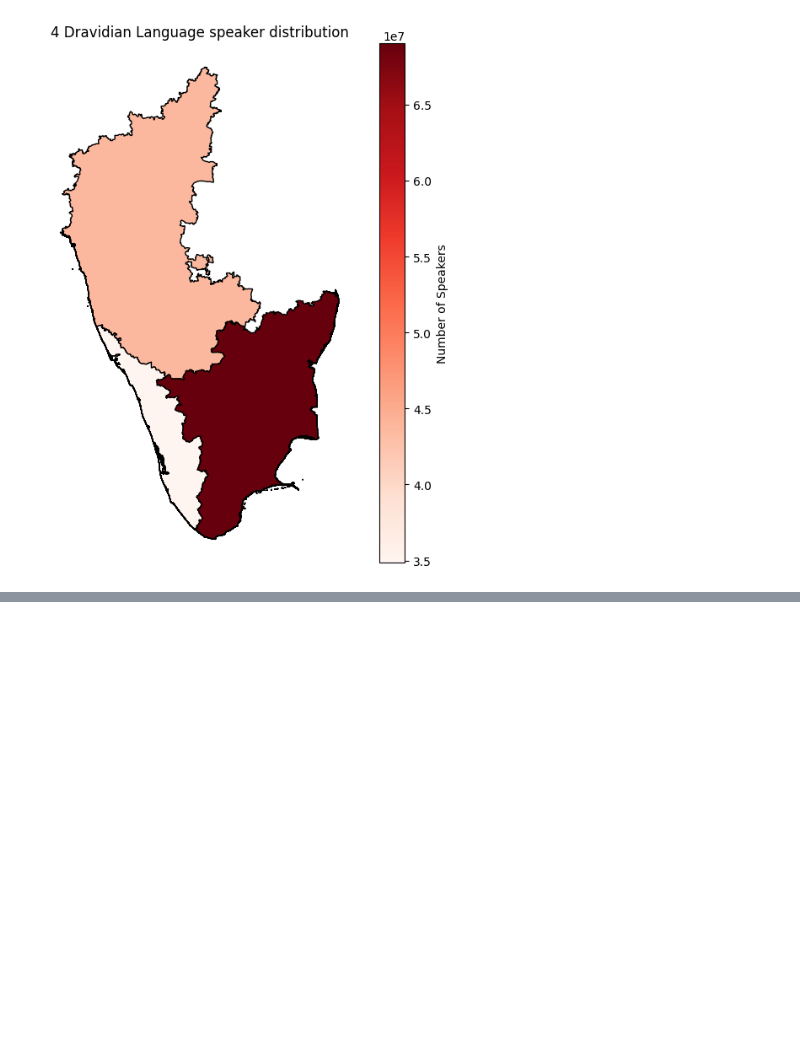
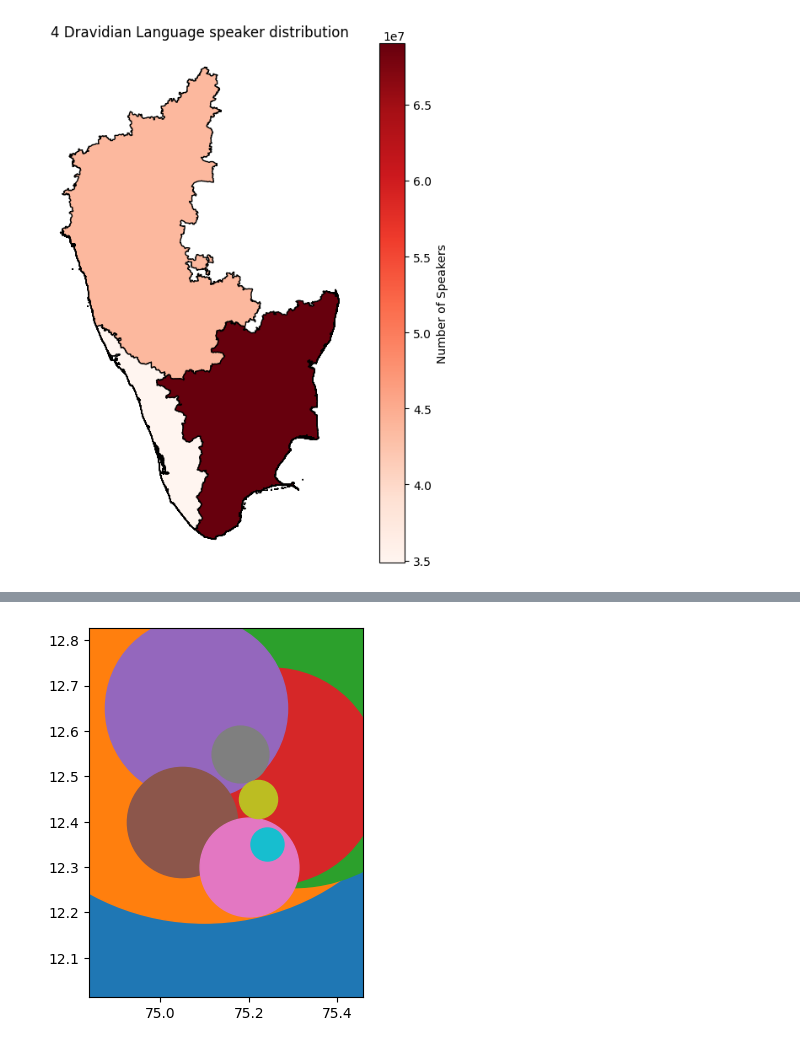
Before and after one commit to squishridyvi/Geographical-Distribution-Mapping-of-Dravidian-Languages-, a Jupyter notebook: Geographical Distribution of Dravidian Languages.ipynb, the cells around one changed output, grey strips where cells are left out. Cells and saved outputs as stored; diff of their text form; code cells hidden in the pictures; blank space fills up the shorter version.

```diff
--- a/Geographical Distribution of Dravidian Languages.ipynb
+++ b/Geographical Distribution of Dravidian Languages.ipynb
@@ -199,0 +357,13 @@ plt.show()
+# %%
+### gotta scale dots by size (speaker population_
+fig, ax = plt.subplots()
+
+## taking the geodataframe and putting it on the axes
+kasaragod.plot(ax=ax)
+
+
+## using for loop to plot each language in the district
+for index, row in df_kasara.iterrows():
+    ax.scatter(row["longitude"], row["latitude"], s=row["speakers"])
+# %% [output]
+[figure, added]
```
Also changed, not shown: parts of 17 cells of this notebook.
